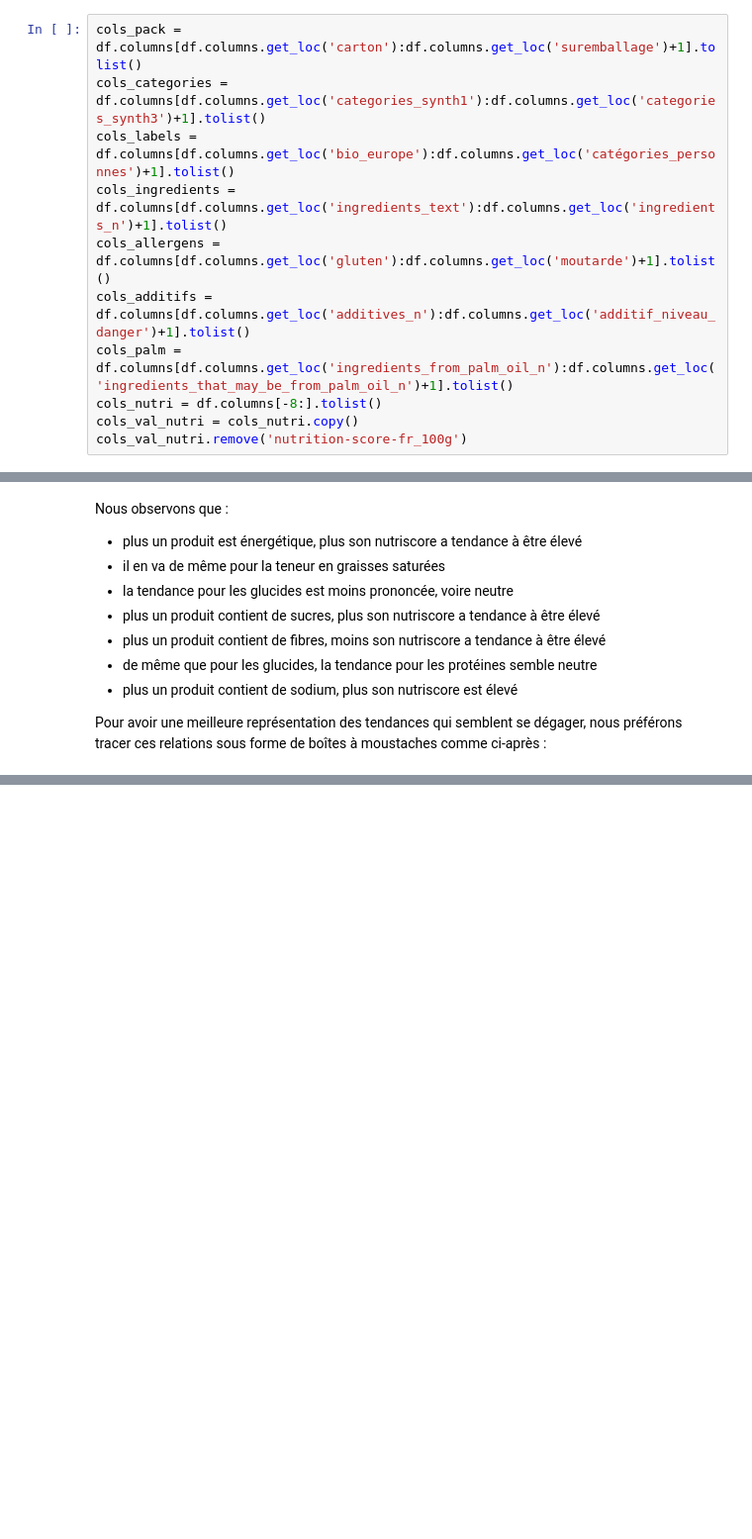
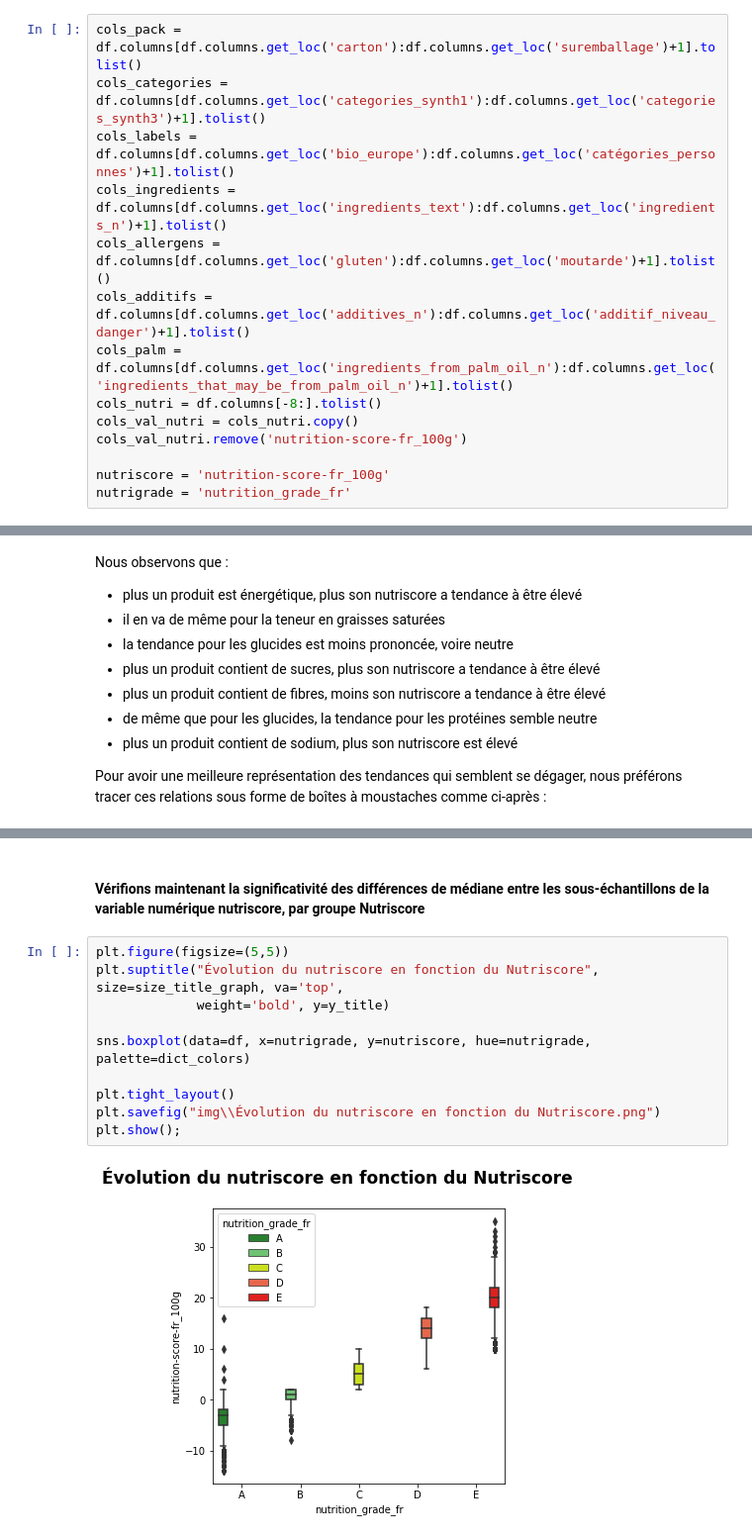
Before and after one commit to jkomb/P2---Application-Sante--Publique, a Jupyter notebook: KOMBEM_Jonathan_1_notebook_exploration_082022.ipynb, the cells around one changed output, grey strips where cells are left out. Shown at 99% size. Cells and saved outputs as stored; diff of their text form; blank space fills up the shorter version.

```diff
--- a/KOMBEM_Jonathan_1_notebook_exploration_082022.ipynb
+++ b/KOMBEM_Jonathan_1_notebook_exploration_082022.ipynb
@@ -63,6 +69,9 @@ cols_palm = df.columns[df.columns.get_loc('ingredients_from_palm_oil_n'):df.colu
 cols_nutri = df.columns[-8:].tolist()
 cols_val_nutri = cols_nutri.copy()
 cols_val_nutri.remove('nutrition-score-fr_100g')
+
+nutriscore = 'nutrition-score-fr_100g'
+nutrigrade = 'nutrition_grade_fr'
 # %%
 size_title_graph = 17
 y_title = 1
@@ -551,0 +522,14 @@ plt.savefig("img\Statistique d'Anderson pour les distributions du nutriscore au
+# %% [markdown]
+#### Vérifions maintenant la significativité des différences de médiane entre les sous-échantillons de la variable numérique nutriscore, par groupe Nutriscore
+# %%
+plt.figure(figsize=(5,5))
+plt.suptitle("Évolution du nutriscore en fonction du Nutriscore", size=size_title_graph, va='top',
+             weight='bold', y=y_title)
+
+sns.boxplot(data=df, x=nutrigrade, y=nutriscore, hue=nutrigrade, palette=dict_colors)
+
+plt.tight_layout()
+plt.savefig("img\\Évolution du nutriscore en fonction du Nutriscore.png")
+plt.show();
+# %% [output]
+[figure, added]
```
Also changed, not shown: parts of 74 cells of this notebook, 14 other files.
